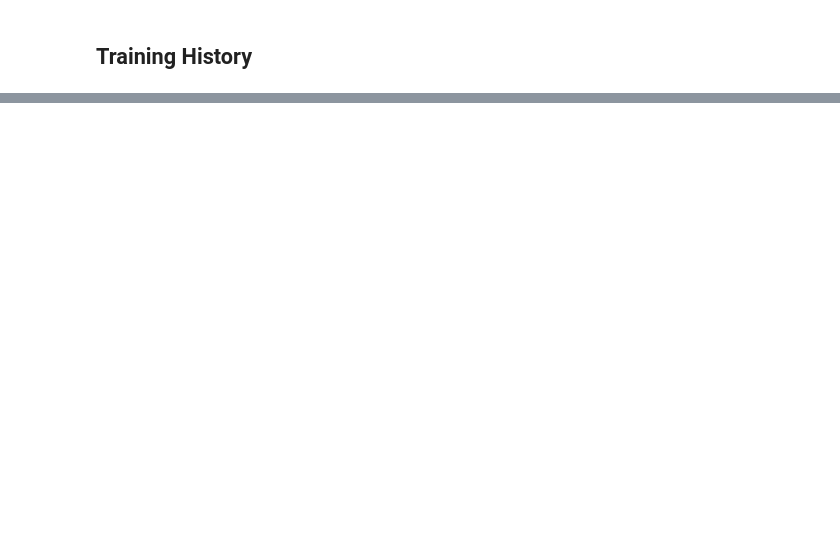
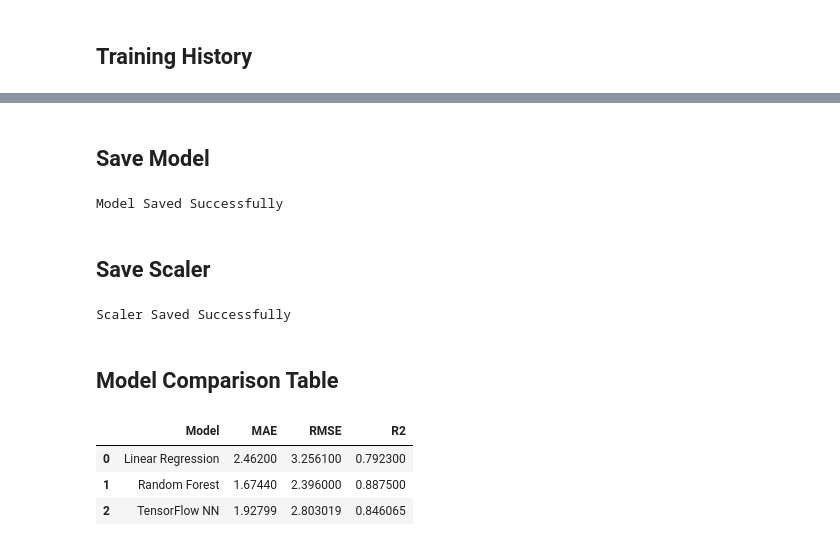
Before and after one commit to ccr1101/Fuel-Efficiency-Predictor, a Jupyter notebook: notebooks/06_tensorflow.ipynb, the cells around one changed output, grey strips where cells are left out. Drawn from its saved outputs; the diff is of its cells as text; code cells hidden in the pictures; blank space fills up the shorter version.

```diff
--- a/notebooks/06_tensorflow.ipynb
+++ b/notebooks/06_tensorflow.ipynb
@@ -277,0 +408,55 @@ history_df.head()
+# %% [markdown]
+## Save Model
+# %%
+model.save(
+    "../models/fuel_efficiency_nn.keras"
+)
+
+print("Model Saved Successfully")
+# %% [output]
+Model Saved Successfully
+# %% [markdown]
+## Save Scaler
+# %%
+import joblib
+
+joblib.dump(
+    scaler,
+    "../models/scaler.pkl"
+)
+
+print("Scaler Saved Successfully")
+# %% [output]
+Scaler Saved Successfully
+# %% [markdown]
+## Model Comparison Table
+# %%
+comparison = pd.DataFrame({
+    "Model": [
+        "Linear Regression",
+        "Random Forest",
+        "TensorFlow NN"
+    ],
+    "MAE": [
+        2.4620,
+        1.6744,
+        mae
+    ],
+    "RMSE": [
+        3.2561,
+        2.3960,
+        rmse
+    ],
+    "R2": [
+        0.7923,
+        0.8875,
+        r2
+    ]
+})
+
+comparison
+# %% [output]
+|  | Model | MAE | RMSE | R2 |
+| 0 | Linear Regression | 2.46200 | 3.256100 | 0.792300 |
+| 1 | Random Forest | 1.67440 | 2.396000 | 0.887500 |
+| 2 | TensorFlow NN | 1.92799 | 2.803019 | 0.846065 |
```
Also changed, not shown: parts of 17 cells of this notebook, 1 other file.
